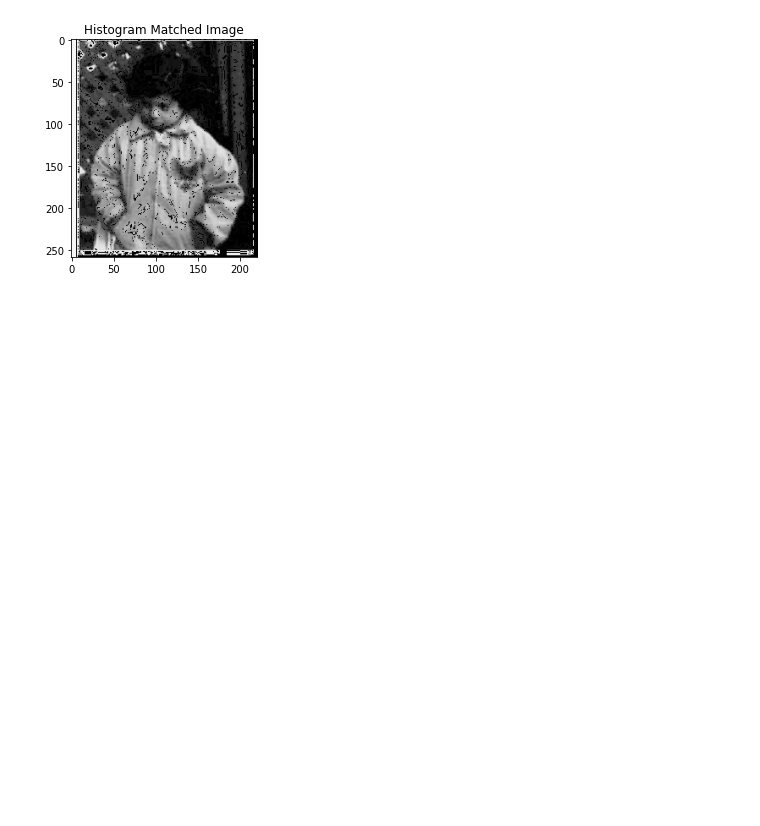
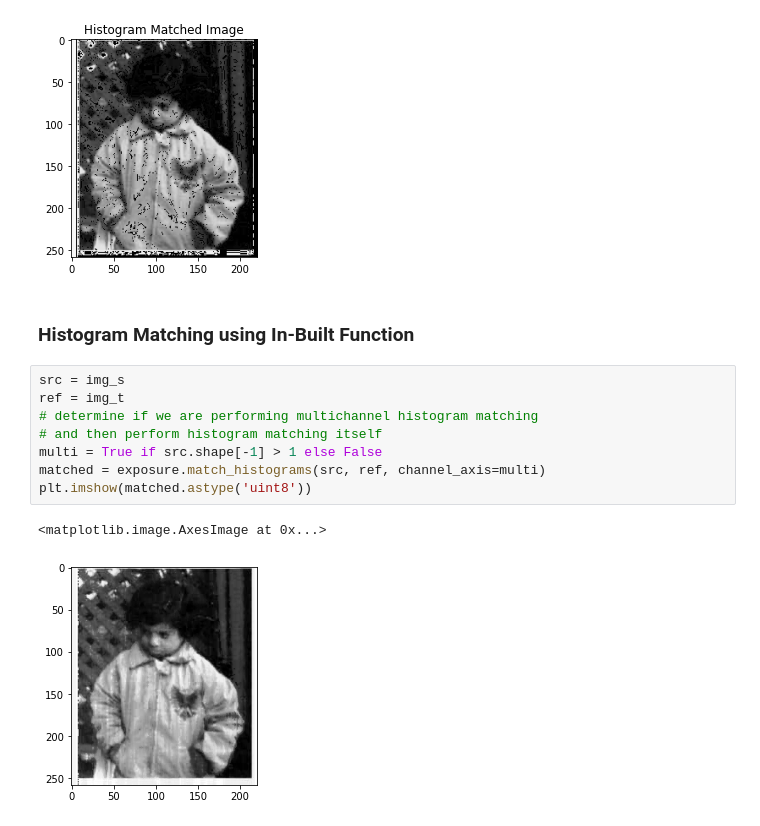
Before and after one commit to rad-mit/CS5102-Digital-Image-Processing-Project, a Jupyter notebook: Assignments/Assignment-5/DIP_Assignment_5.ipynb, the cells around one changed output. Drawn from its saved outputs; the diff is of its cells as text; blank space fills up the shorter version.

Commit message:
Added in built function for hist matching

```diff
--- a/Assignments/Assignment-5/DIP_Assignment_5.ipynb
+++ b/Assignments/Assignment-5/DIP_Assignment_5.ipynb
@@ -334,3 +335,16 @@ plt.title("Histogram Matched Image")
 # %% [output]
 Text(0.5, 1.0, 'Histogram Matched Image')
 [figure]
+# %% [markdown]
+### Histogram Matching using In-Built Function
+# %%
+src = img_s
+ref = img_t
+# determine if we are performing multichannel histogram matching
+# and then perform histogram matching itself
+multi = True if src.shape[-1] > 1 else False
+matched = exposure.match_histograms(src, ref, channel_axis=multi)
+plt.imshow(matched.astype('uint8'))
+# %% [output]
+<matplotlib.image.AxesImage at 0x...>
+[figure, added]
```
Also changed, not shown: parts of 1 cell of this notebook.
